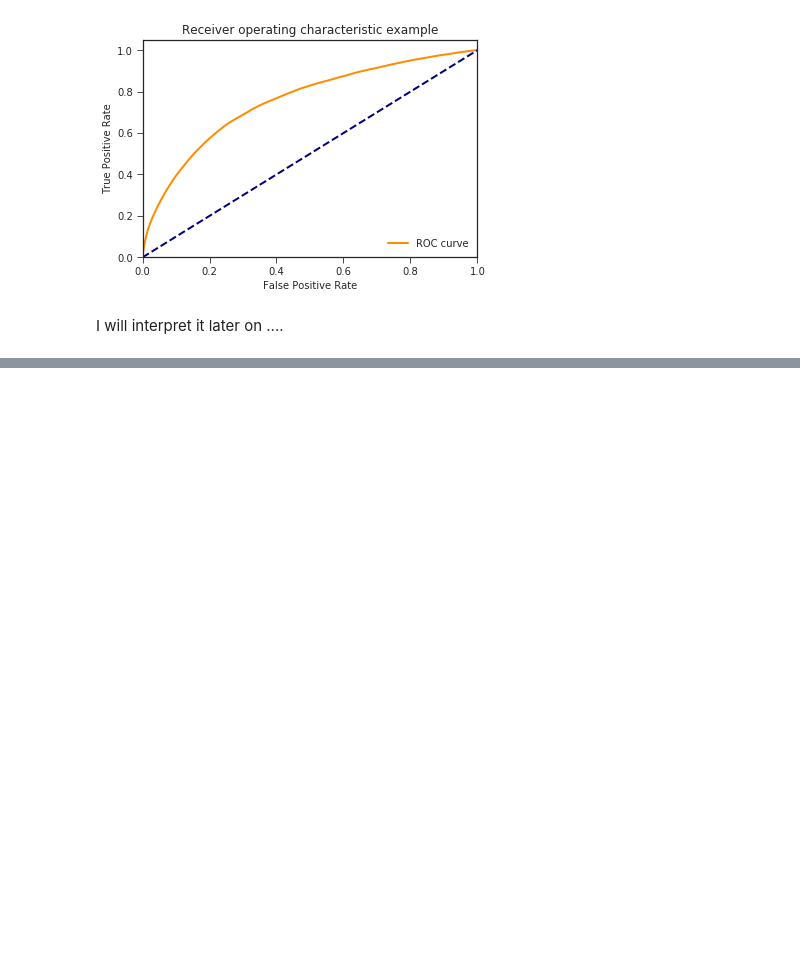
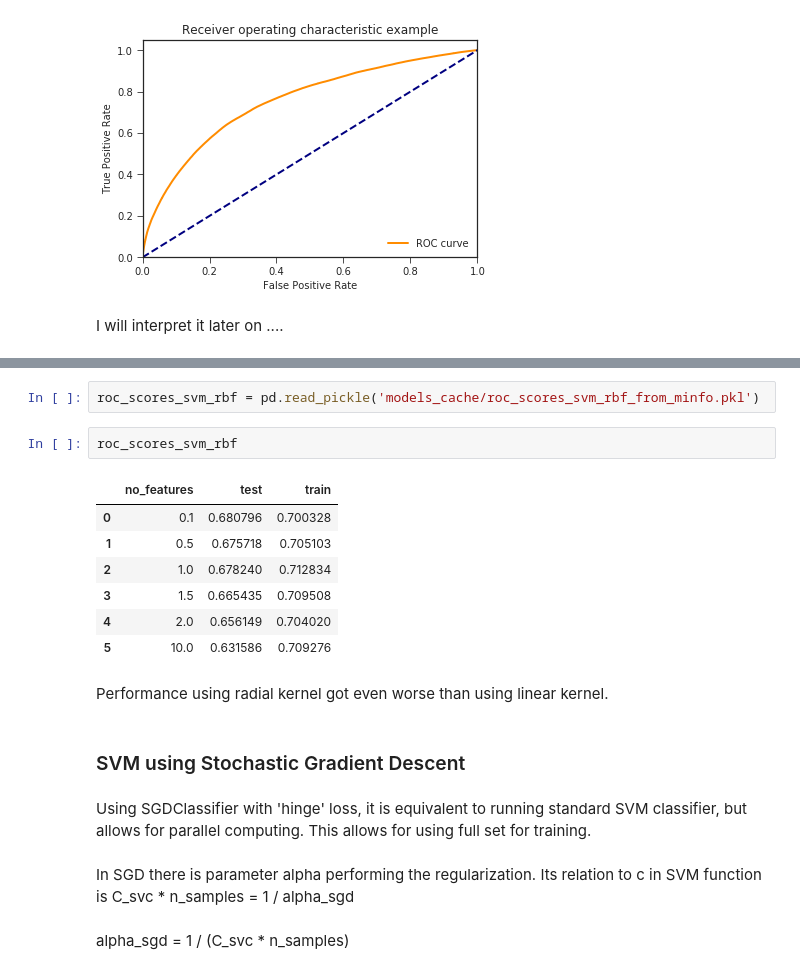
Before and after one commit to kmatusz/accidents, a Jupyter notebook: Modeling.ipynb, the cells around one changed output, grey strips where cells are left out. Saved outputs shown, nothing was run; the diff lists cells and outputs as text; blank space fills up the shorter version.

```diff
--- a/Modeling.ipynb
+++ b/Modeling.ipynb
@@ -860,0 +727,22 @@ rfe.fit(x_train, y_train)
+# %%
+roc_scores_svm_rbf = pd.read_pickle('models_cache/roc_scores_svm_rbf_from_minfo.pkl')
+# %%
+roc_scores_svm_rbf
+# %% [output]
+|  | no_features | test | train |
+| 0 | 0.1 | 0.680796 | 0.700328 |
+| 1 | 0.5 | 0.675718 | 0.705103 |
+| 2 | 1.0 | 0.678240 | 0.712834 |
+| 3 | 1.5 | 0.665435 | 0.709508 |
+| 4 | 2.0 | 0.656149 | 0.704020 |
+| 5 | 10.0 | 0.631586 | 0.709276 |
+# %% [markdown]
+Performance using radial kernel got even worse than using linear kernel.
+# %% [markdown]
+### SVM using Stochastic Gradient Descent
+# %% [markdown]
+Using SGDClassifier with 'hinge' loss, it is equivalent to running standard SVM classifier, but allows for parallel computing. This allows for using full set for training.
+# %% [markdown]
+In SGD there is parameter alpha performing the regularization. Its relation to c in SVM function is C_svc * n_samples = 1 / alpha_sgd
+# %% [markdown]
+alpha_sgd = 1 / (C_svc * n_samples)
```
Also changed, not shown: parts of 57 cells of this notebook, 3 other files.
